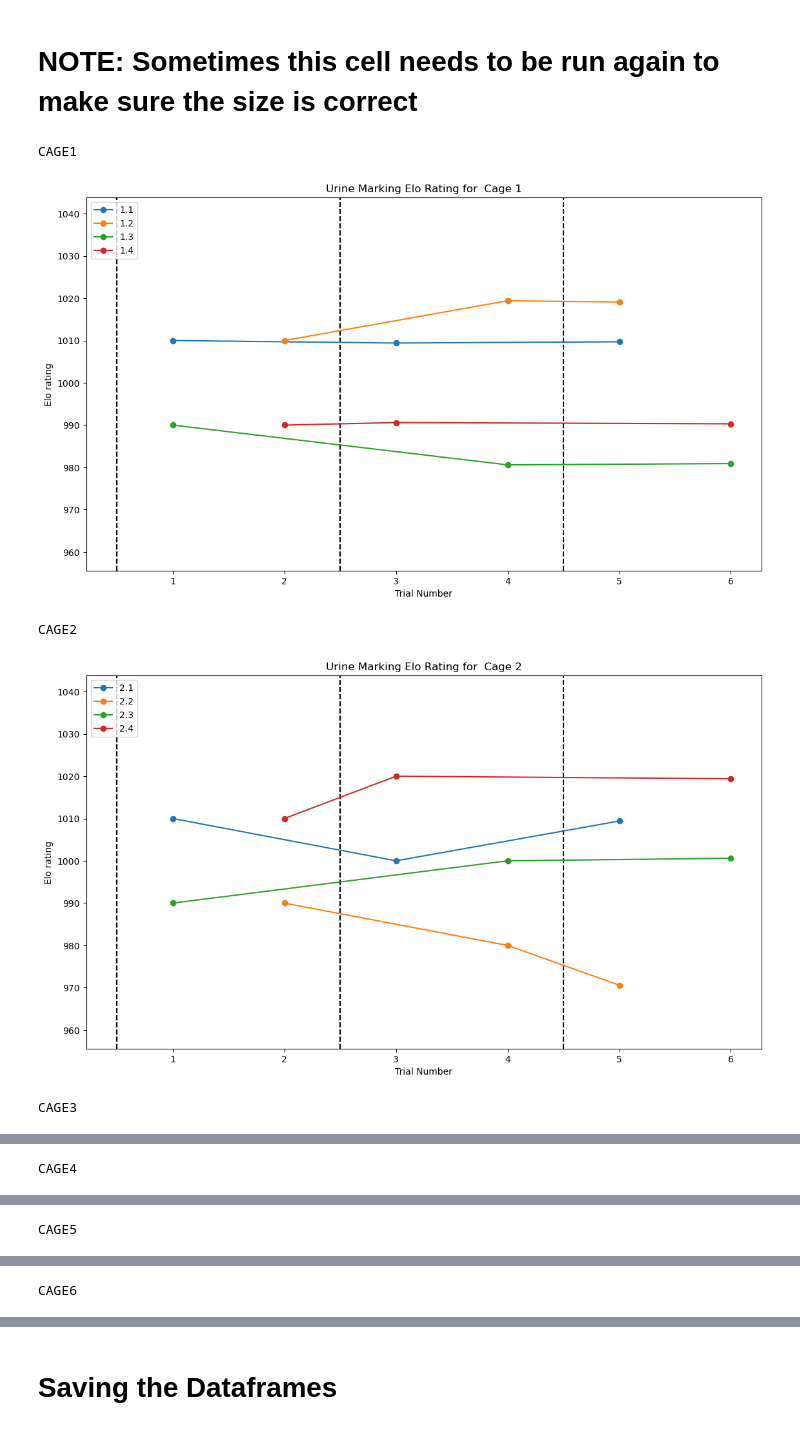
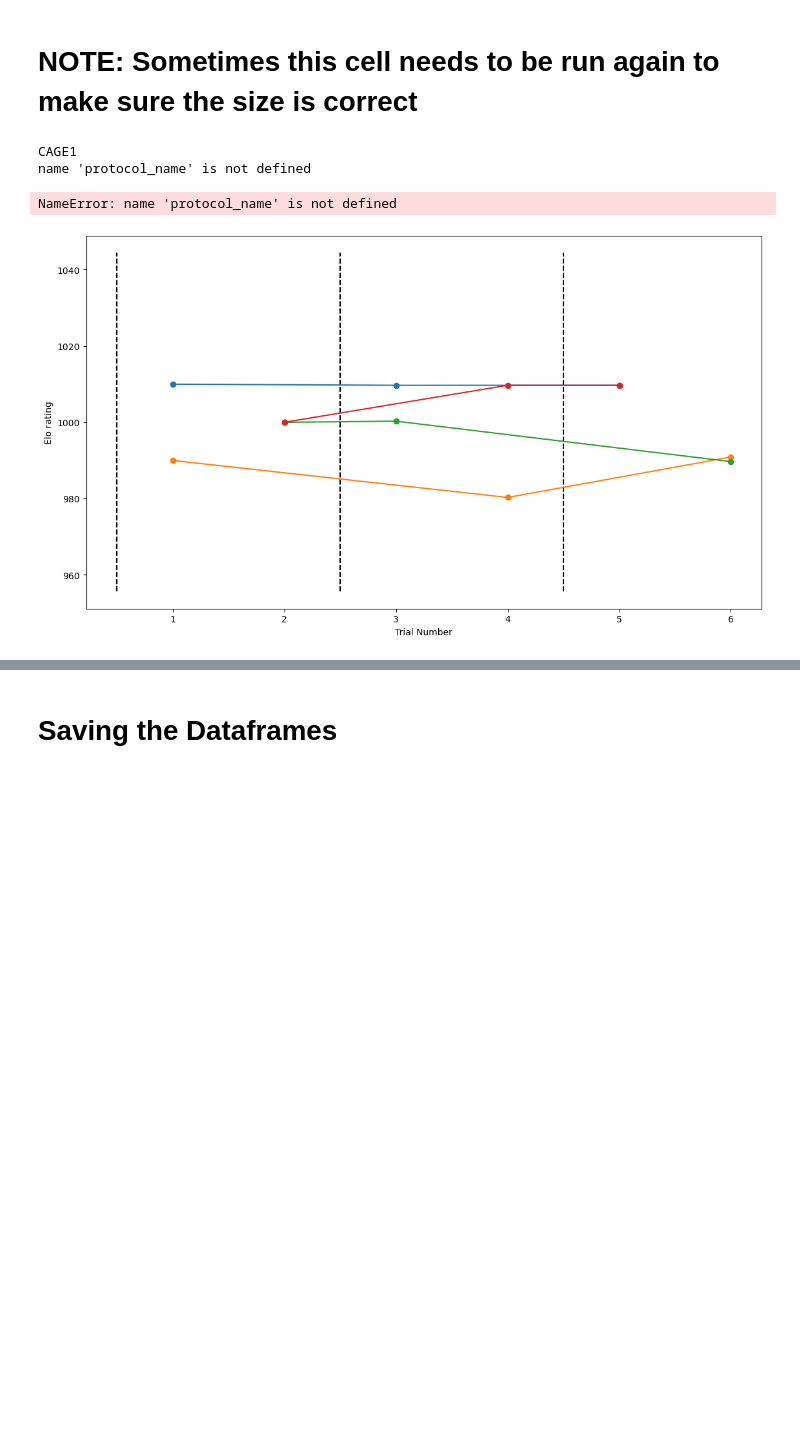
Before and after one commit to padillacoreanolab/social_competiton_elo_rating, a Jupyter notebook: jupyter_notebooks/urine_marking_processing.ipynb, the cells around one changed output, grey strips where cells are left out. Drawn from its saved outputs; the diff is of its cells as text; code cells hidden in the pictures; blank space fills up the shorter version.

```diff
--- a/jupyter_notebooks/urine_marking_processing.ipynb
+++ b/jupyter_notebooks/urine_marking_processing.ipynb
@@ -129,2 +125,2 @@ if not raw_data_file_path:
 # %%
-raw_data_file_path
+raw_data_file_path = r"jupyter_notebooks\data\nina\CD1_Urine_Marking_Assay_edit_final.xlsx"
@@ -1180,40 +1163,39 @@ for key, value in sheet_name_to_everything.items():
     ax.set_xlabel("Trial Number")
     ax.set_ylabel("Elo rating")
     # Formattnig Cohort and Experiment Name so that it's more readable with spacing and capitalization
-    try:
-        formatted_cohort_name = " ".join(cohort_name.split("_")).capitalize()
-    except Exception as e:
-        print(e)
-        formatted_cohort_name = cohort_name
+    # try:
+    #     formatted_cohort_name = " ".join(cohort_name.split("_")).capitalize()
+    # except Exception as e:
+    #     print(e)
+    #     formatted_cohort_name = cohort_name
     try:
         formatted_protocol_name = string.capwords(" ".join(protocol_name.split("_")))
     except Exception as e:
         print(e)
         formatted_protocol_name = protocol_name
     try:
         formatted_cage_name = " ".join((re.match(r"([a-z]+)([0-9]+)", key, re.I).groups())).capitalize()
     except Exception as e:
         print(e)
         formatted_cage_name = key
     ax.set_title("{} Elo Rating for {} {}".format(formatted_protocol_name, formatted_cohort_name, formatted_cage_name))
 
     # To show the legend
     ax.legend(loc="upper left")
     # Setting the values of the Y-axis
     plt.ylim(min_elo_rating-15, max_elo_rating+15)
     # Saving the plot
     file_name_parts_separated = [prefix_name, cohort_name, key, earliest_date, latest_date]
     file_name_parts_combined = "_".join([part for part in file_name_parts_separated if part])
 
     file_name_full = "elo_rating_{}.png".format(file_name_parts_combined)
     # Removing all the spaces and replacing them with underscores
     file_name_full = "_".join(file_name_full.split(" "))
     plt.savefig(os.path.join(plot_output_directory, file_name_full))
     # Showing the plots
     plt.show()
 # %% [output]
 CAGE1
+name 'protocol_name' is not defined
+NameError: name 'protocol_name' is not defined
-[figure, old version]
+[figure, new version]
-CAGE2
-[figure, removed]
-CAGE3
@@ -1221 +1201,0 @@ CAGE3
-CAGE4
@@ -1223 +1201,0 @@ CAGE4
-CAGE5
@@ -1225 +1201,0 @@ CAGE5
-CAGE6
```
Also changed, not shown: parts of 71 cells of this notebook, 6 other files.
